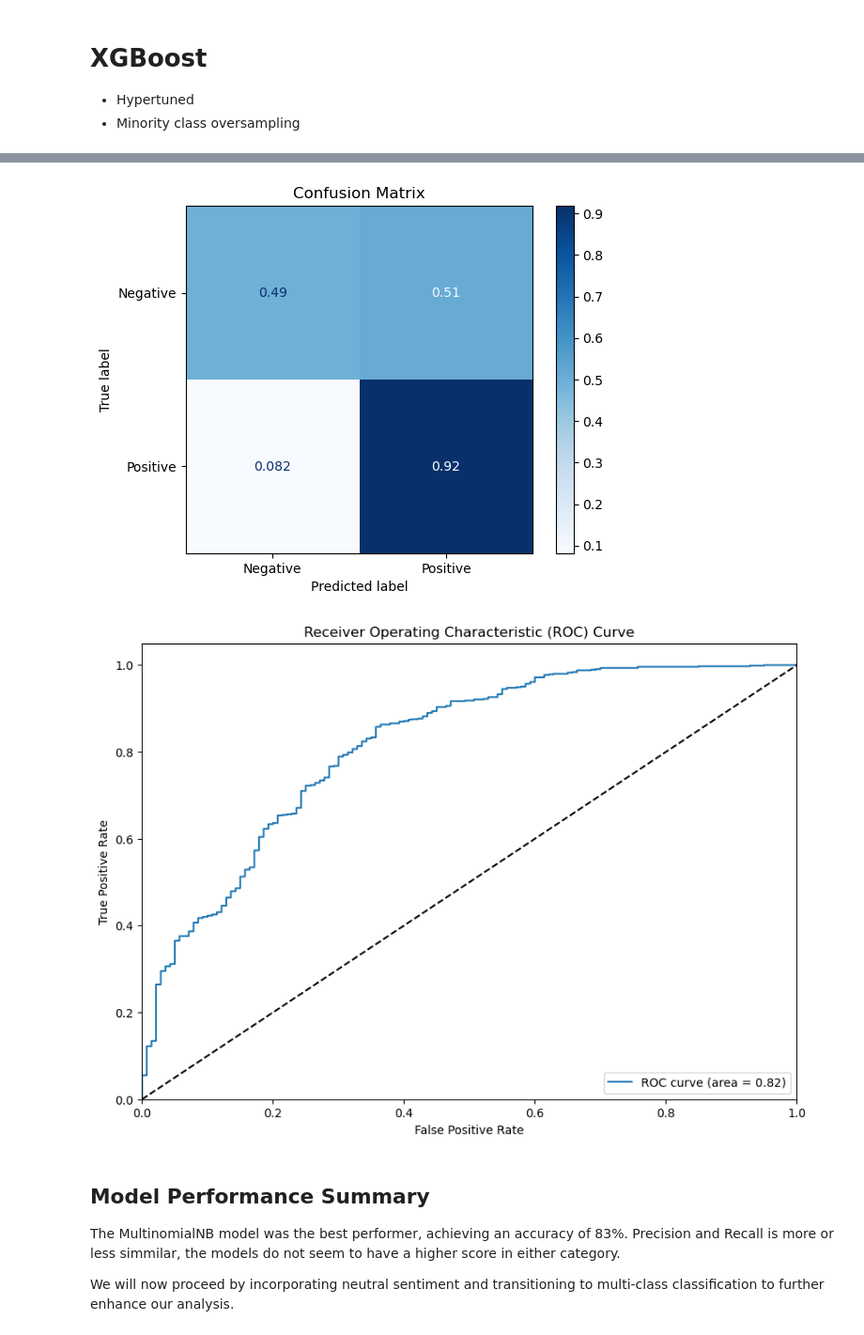
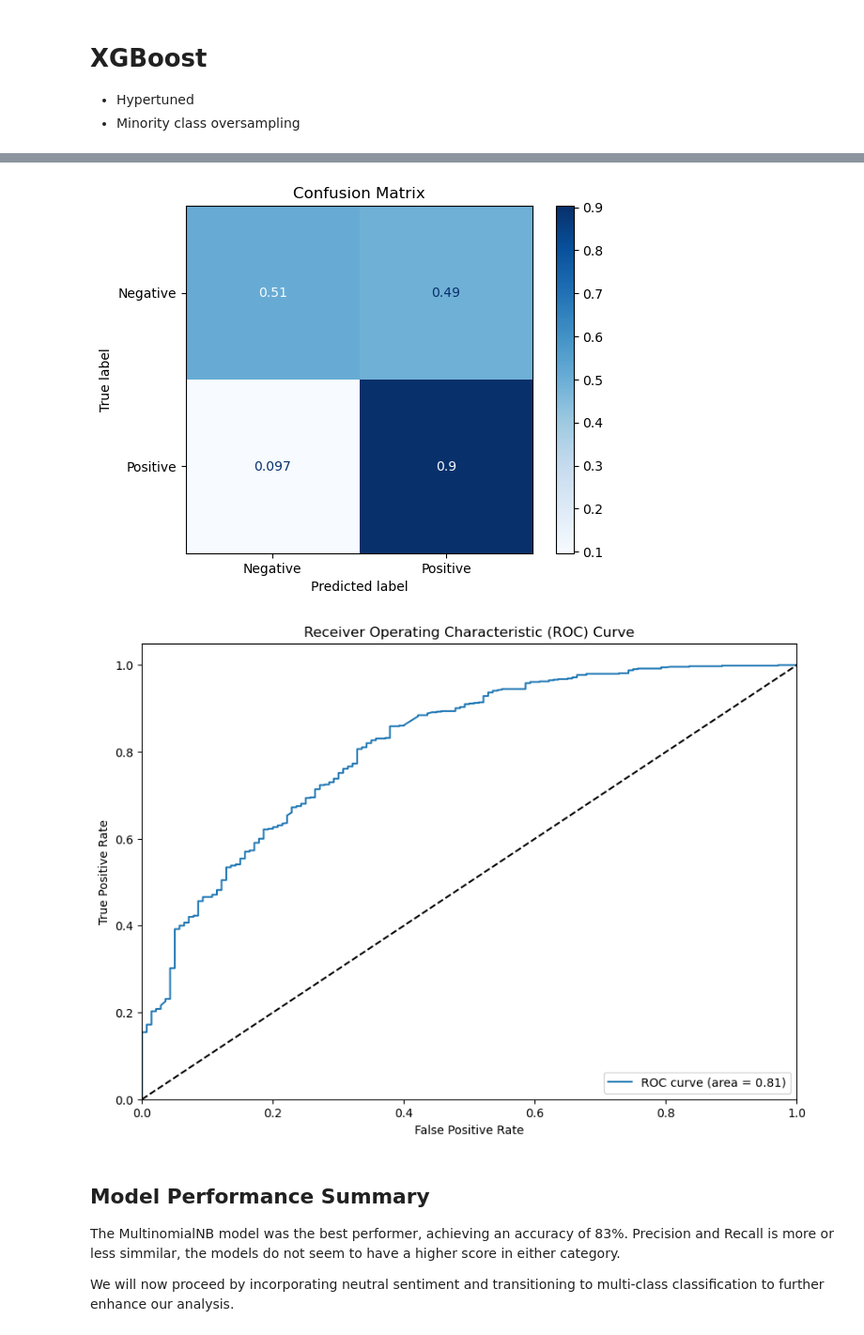
Before and after one commit to Gfatouras/Phase4, a Jupyter notebook: index.ipynb, the cells around one changed output, grey strips where cells are left out. Shown at 94% size. Drawn from its saved outputs; the diff is of its cells as text; code cells hidden in the pictures.

```diff
--- a/index.ipynb
+++ b/index.ipynb
@@ -443,7 +443,7 @@ from imblearn.under_sampling import RandomUnderSampler
 from imblearn.over_sampling import RandomOverSampler
 # %%
 clf_pipe_oversample = ImbPipeline([
-    ('vectorizer', TfidfVectorizer()),  # Text vectorization
+    ('vectorizer', TfidfVectorizer(stop_words = 'english',norm='l2')),  # Text vectorization
     ('oversample', RandomOverSampler()),  # Minority oversampling
     ('clf', MultinomialNB())  # Multinomial Naive Bayes classifier
 ])
@@ -463,17 +463,17 @@ grid_search = GridSearchCV(estimator=clf_pipe_oversample, param_grid=param_grid,
 grid_search.fit(X_train, y_train)
 
 # Get the best model from grid search
-best_model = grid_search.best_estimator_
+best_model_NB = grid_search.best_estimator_
 
 # Predict with the best model
-y_pred = best_model.predict(X_test)
+y_pred = best_model_NB.predict(X_test)
 
 print("Best parameters found:")
 print(grid_search.best_params_)
 
 
 # Evaluate the best model
-evaluate_model_binary(y_test, y_pred, best_model)
+evaluate_model_binary(y_test, y_pred, best_model_NB)
 # %% [output]
 Fitting 5 folds for each of 1 candidates, totalling 5 fits
 Best parameters found:
@@ -497,7 +497,7 @@ weighted avg       0.86      0.83      0.84       885
 from sklearn.ensemble import RandomForestClassifier
 
 clf_pipe = ImbPipeline([
-    ('vectorizer', TfidfVectorizer()),  # Placeholder parameters, will be tuned
+    ('vectorizer', TfidfVectorizer(stop_words = 'english',norm='l2')),  # Placeholder parameters, will be tuned
     ('oversample', RandomOverSampler()),  # Minority oversampling
     ('clf', RandomForestClassifier(class_weight='balanced', random_state=42))  # Placeholder parameters, will be tuned
 ])
@@ -618,7 +618,7 @@ y_test_binary = np.where(y_test == -1, 0, y_test)
 
 # Define the pipeline with XGBoost classifier
 clf_pipe_oversample = ImbPipeline([
-    ('vectorizer', TfidfVectorizer()),  # Text vectorization
+    ('vectorizer', TfidfVectorizer(stop_words = 'english',norm='l2')),  # Text vectorization
     ('oversample', RandomOverSampler()),  # Minority oversampling
     ('clf', XGBClassifier(use_label_encoder=False, eval_metric='logloss'))  # XGBoost classifier
 ])
@@ -668,5 +668,5 @@ weighted avg       0.85      0.85      0.85       885
-[figure, old version]
+[figure, new version]
-[figure, old version]
+[figure, new version]
 # %% [markdown]
 ## Model Performance Summary
 
```
Also changed, not shown: parts of 9 cells of this notebook, 1 other file.
